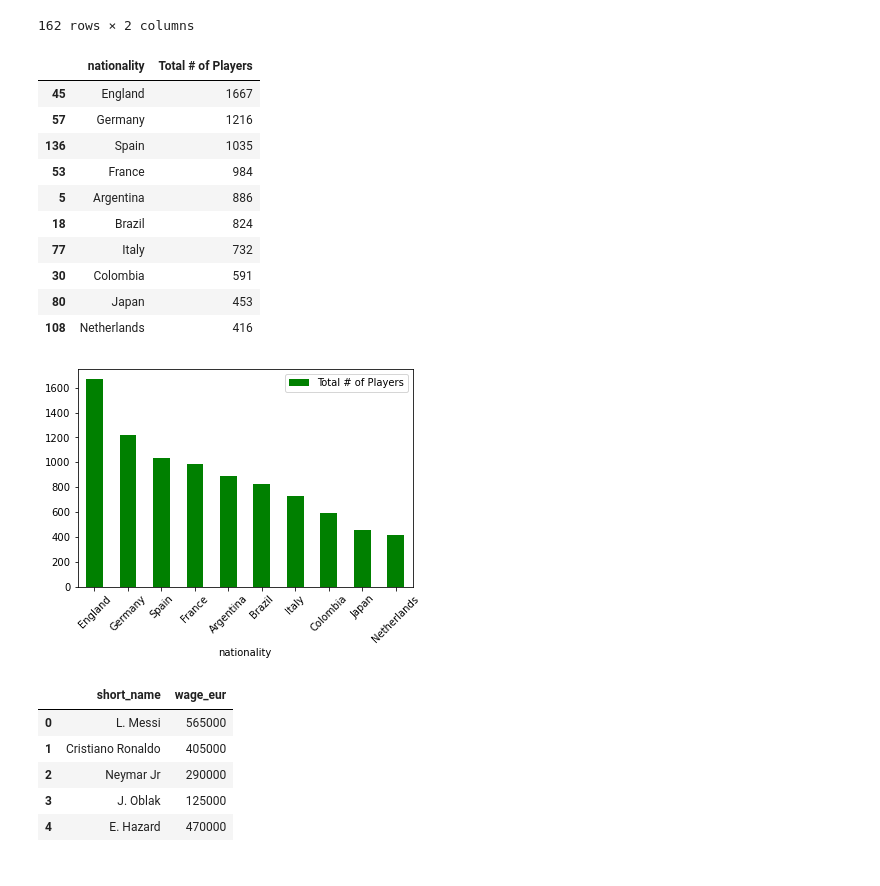
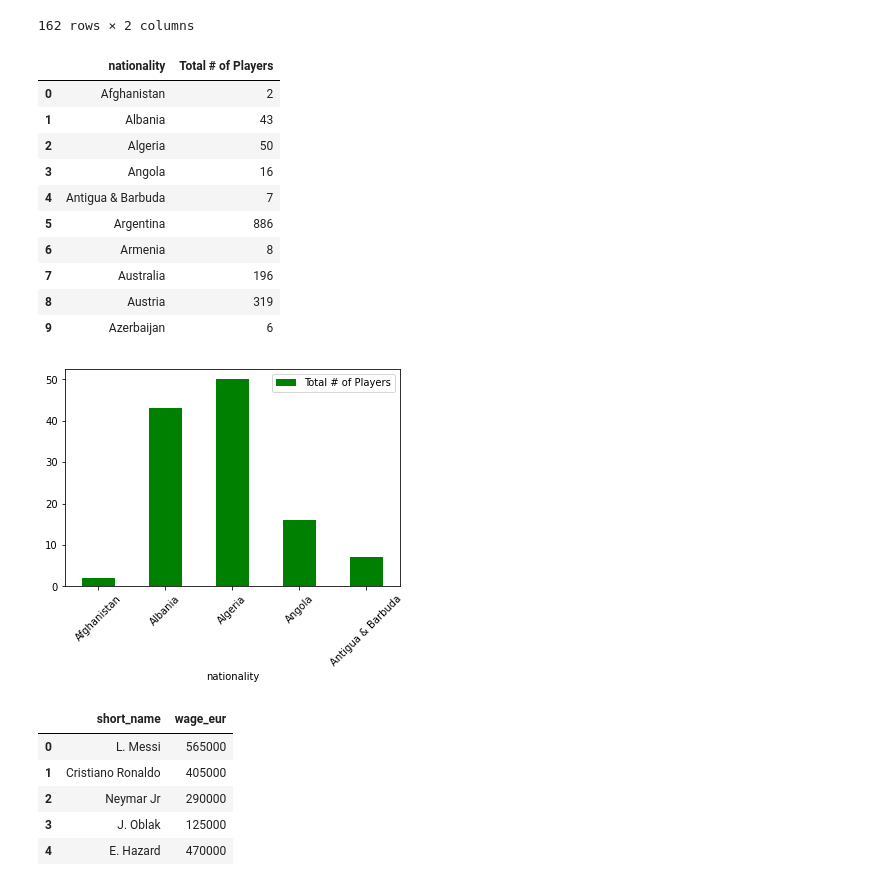
Before and after one commit to Jrowez/JUMPlus-dataProject1, a Jupyter notebook: dataProject1.ipynb, the cells around one changed output. Cells and saved outputs as stored; diff of their text form; code cells hidden in the pictures.

```diff
--- a/dataProject1.ipynb
+++ b/dataProject1.ipynb
@@ -87,26 +86,31 @@ playerCountry
 162 rows × 2 columns
 # %%
 # 5. If you find many records in point 4 then show only top 10 countries and their number of players.
-playerCountry_10 = totalPlayers.sort_values('Total # of Players', ascending=False).head(10)
-playerCountry_10
+
+#top 10 based on above results
+playerCountry.head(10)
+
+#top 10 based on number of players per country
+#playerCountry_10 = playerCountry.sort_values('Total # of Players', ascending=False).head(10)
+#playerCountry_10
 # %% [output]
 |  | nationality | Total # of Players |
-| 45 | England | 1667 |
-| 57 | Germany | 1216 |
-| 136 | Spain | 1035 |
-| 53 | France | 984 |
+| 0 | Afghanistan | 2 |
+| 1 | Albania | 43 |
+| 2 | Algeria | 50 |
+| 3 | Angola | 16 |
+| 4 | Antigua & Barbuda | 7 |
 | 5 | Argentina | 886 |
-| 18 | Brazil | 824 |
-| 77 | Italy | 732 |
-| 30 | Colombia | 591 |
-| 80 | Japan | 453 |
-| 108 | Netherlands | 416 |
+| 6 | Armenia | 8 |
+| 7 | Australia | 196 |
+| 8 | Austria | 319 |
+| 9 | Azerbaijan | 6 |
 # %%
 # 6. Now you have to create a bar plot of top 5 countries and their number of players, try to fill green color in bars.
-
-totalPlayers_plot = playerCountry_10.plot.bar(x='nationality', y='Total # of Players', rot=45, color='green')
+playerCountry_5 = playerCountry.head()
+totalPlayers_plot = playerCountry_5.plot.bar(x='nationality', y='Total # of Players', rot=45, color='green')
 # %% [output]
-[figure, old version]
+[figure, new version]
 # %%
 # 7. Show top 5 players short name and wages.
 wage_player = df[['short_name', 'wage_eur']].head()
```
Also changed, not shown: parts of 1 cell of this notebook.
